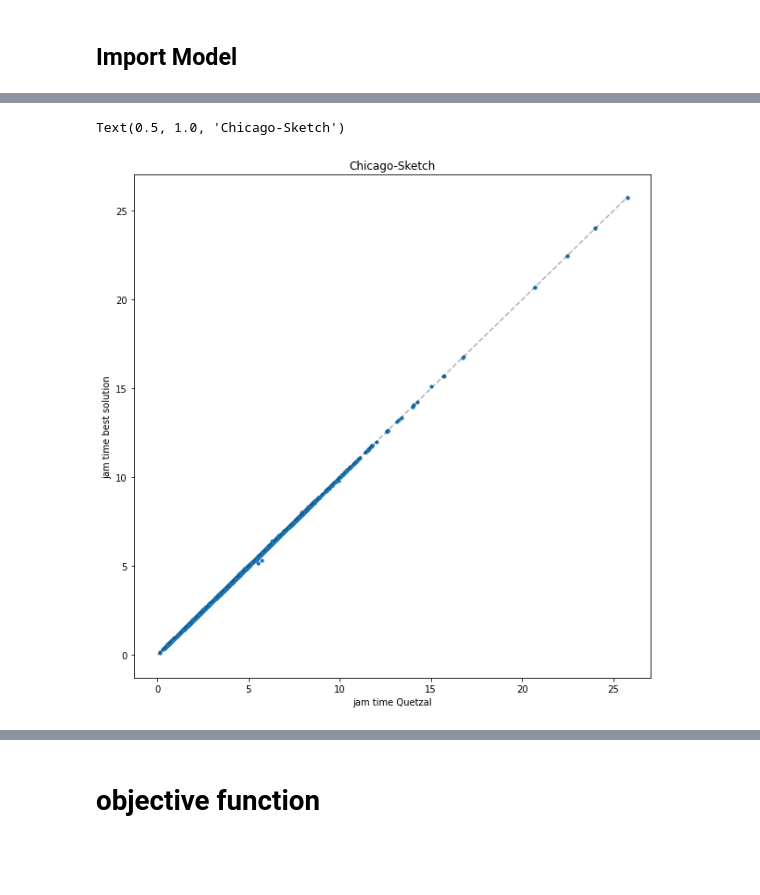
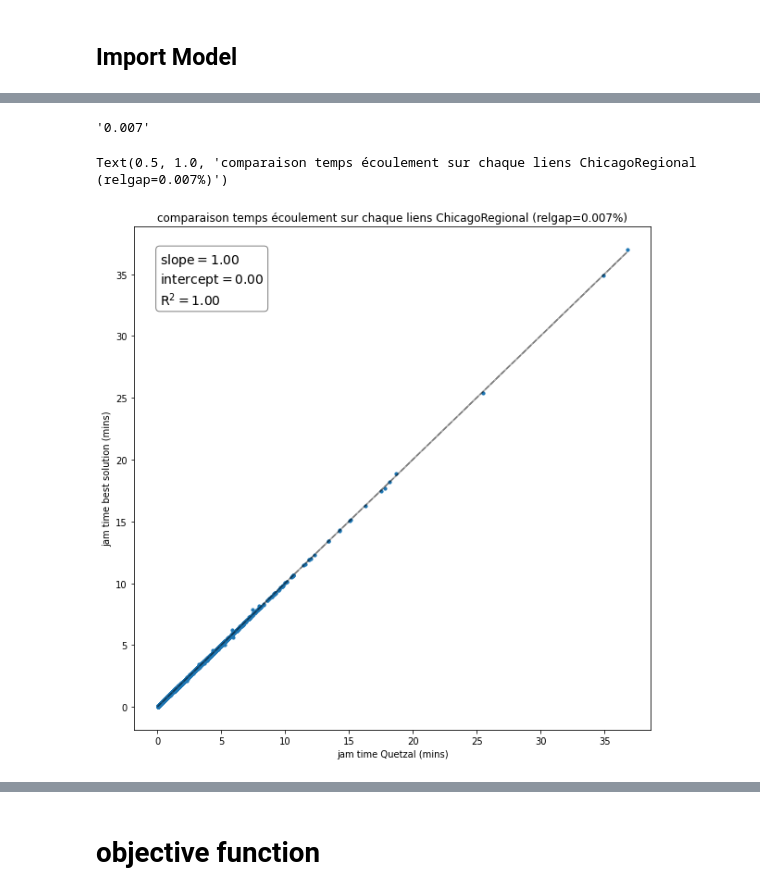
Before and after one commit to systragroup/quetzal_examples, a Jupyter notebook: road_model_test.ipynb, the cells around one changed output, grey strips where cells are left out. Cells and saved outputs as stored; diff of their text form; code cells hidden in the pictures; blank space fills up the shorter version.

Commit message:
fixes et plus de graphs

```diff
--- a/road_model_test.ipynb
+++ b/road_model_test.ipynb
@@ -8,12 +8,12 @@ from numba import jit
 import matplotlib.pyplot as plt
 # %%
 
-city='Chicago-Sketch'
+#city='Chicago-Sketch'
 #city = 'Winnipeg'
-#city = 'chicago-regional'
+city = 'chicago-regional'
 
 data_dir = 'TransportationNetworks/'+city+'/'
-#city = 'ChicagoRegional'
+city = 'ChicagoRegional'
 # %%
 mat = []
 value=[]
@@ -225,5 +236,8 @@ net.columns = trimmed
 # %%
-net = net.rename(columns = {'from':'a','to':'b'})
+if city == 'ChicagoRegional':
+    net = net.rename(columns = {'tail':'a','head':'b'})
+else:
+    net = net.rename(columns = {'from':'a','to':'b'})
 net['a'] = 'rnode_'+net['a'].astype(str)
 net['b'] = 'rnode_'+net['b'].astype(str)
 # %%
@@ -245,0 +263,5 @@ assert len(net) == len(self.road_links)
+# %%
+relgap = str(round(self.relgap[-1],3))
+relgap
+# %% [output]
+'0.007'
@@ -246,13 +271,35 @@ assert len(net) == len(self.road_links)
+# %%
+x = self.road_links['cost']
+y = net['cost']
+
+regr = linear_model.LinearRegression(fit_intercept=False)#
+
+regr.fit(x[:, np.newaxis], y)
+y_pred = regr.predict(x[:, np.newaxis])
+r2 = r2_score(y, y_pred)
+slope = regr.coef_[0]
+intercept=0
 # %%
 fig, ax = plt.subplots(figsize=(10,10))
 
-plt.scatter(self.road_links['cost'],net['cost'],alpha=1,s=10)
+plt.scatter(x,y,alpha=1,s=10)
 maxvalue = self.road_links['cost'].max()
 plt.plot([0,maxvalue],[0,maxvalue],'--k',alpha=0.3)
+textstr = '\n'.join((
+    r'$\mathrm{slope}=%.2f$' % (slope, ),
+    r'$\mathrm{intercept}=%.2f$' % (intercept, ),
+    r'$\mathrm{R^2}=%.2f$' % (r2, )))
+# these are matplotlib.patch.Patch properties
+props = dict(boxstyle='round', facecolor='white', alpha=0.5)
+# place a text box in upper left in axes coords
+ax.text(0.05, 0.95, textstr, transform=ax.transAxes, fontsize=14,
+        verticalalignment='top', bbox=props)
+plt.plot(self.road_links['cost'],self.road_links['cost']*slope+intercept,'k',alpha=0.3)
 
-plt.xlabel('jam time Quetzal')
-plt.ylabel('jam time best solution')
-plt.title(city)
+plt.xlabel('jam time Quetzal (mins)')
+plt.ylabel('jam time best solution (mins)')
+plt.title('comparaison temps écoulement sur chaque liens '+city+' (relgap='+relgap+'%)')
+#plt.title('comparaison temps écoulement sur chaque liens '+city +relgap)
 # %% [output]
-Text(0.5, 1.0, 'Chicago-Sketch')
+Text(0.5, 1.0, 'comparaison temps écoulement sur chaque liens ChicagoRegional (relgap=0.007%)')
-[figure, old version]
+[figure, new version]
```
Also changed, not shown: parts of 33 cells of this notebook.
